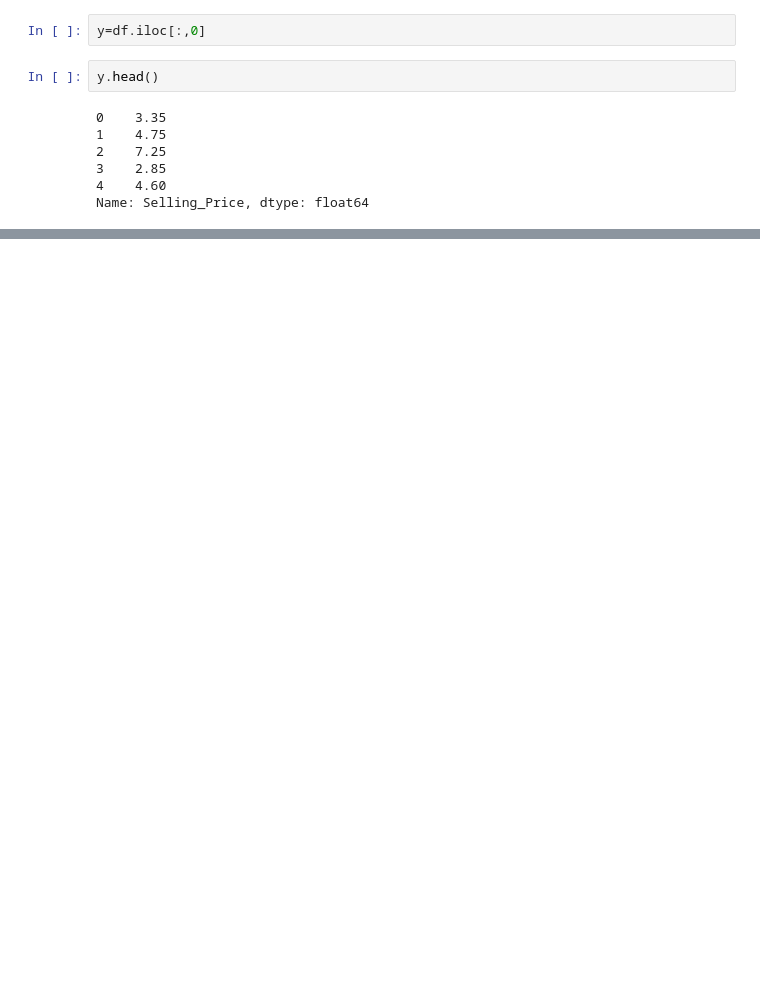
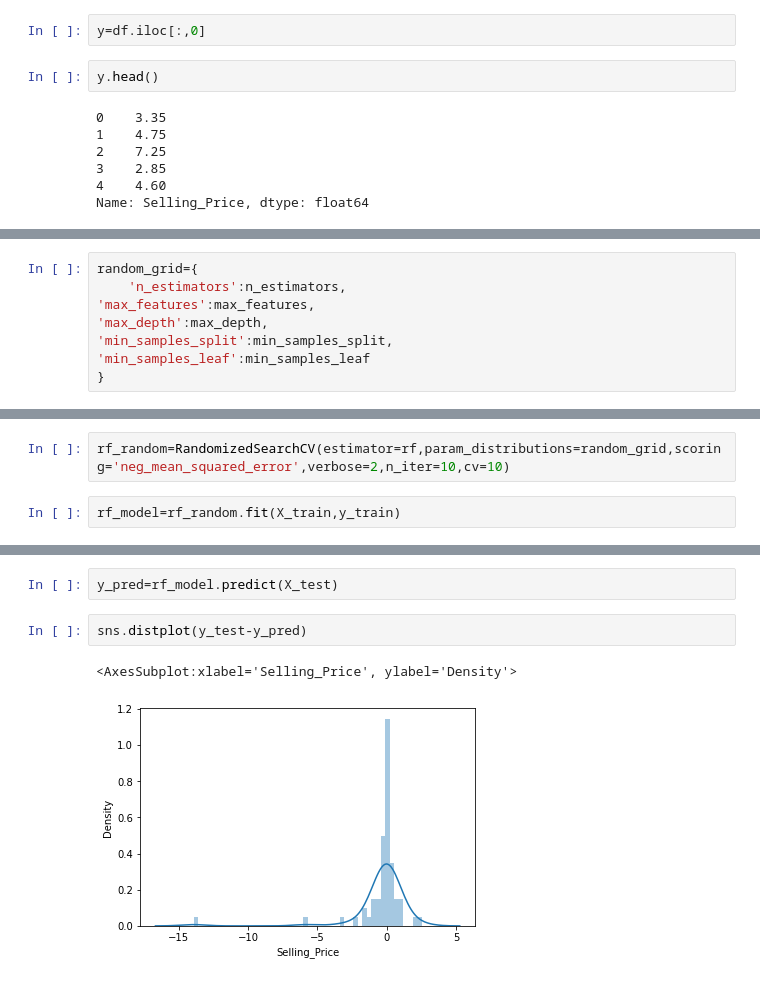
Before and after one commit to ViVeK-KuMaR3/Self, a Jupyter notebook: carDekho/carPrediction.ipynb, the cells around one changed output, grey strips where cells are left out. Drawn from its saved outputs; the diff is of its cells as text; blank space fills up the shorter version.

```diff
--- a/carDekho/carPrediction.ipynb
+++ b/carDekho/carPrediction.ipynb
@@ -201,0 +249,8 @@ ModuleNotFoundError: No module named 'sklearn'
+# %%
+random_grid={
+    'n_estimators':n_estimators,
+'max_features':max_features,
+'max_depth':max_depth,
+'min_samples_split':min_samples_split,
+'min_samples_leaf':min_samples_leaf
+}
@@ -201,0 +261,4 @@ ModuleNotFoundError: No module named 'sklearn'
+# %%
+rf_random=RandomizedSearchCV(estimator=rf,param_distributions=random_grid,scoring='neg_mean_squared_error',verbose=2,n_iter=10,cv=10)
+# %%
+rf_model=rf_random.fit(X_train,y_train)
@@ -201,0 +291,7 @@ ModuleNotFoundError: No module named 'sklearn'
+# %%
+y_pred=rf_model.predict(X_test)
+# %%
+sns.distplot(y_test-y_pred)
+# %% [output]
+<AxesSubplot:xlabel='Selling_Price', ylabel='Density'>
+[figure, added]
```
Also changed, not shown: parts of 22 cells of this notebook, 3 other files.
